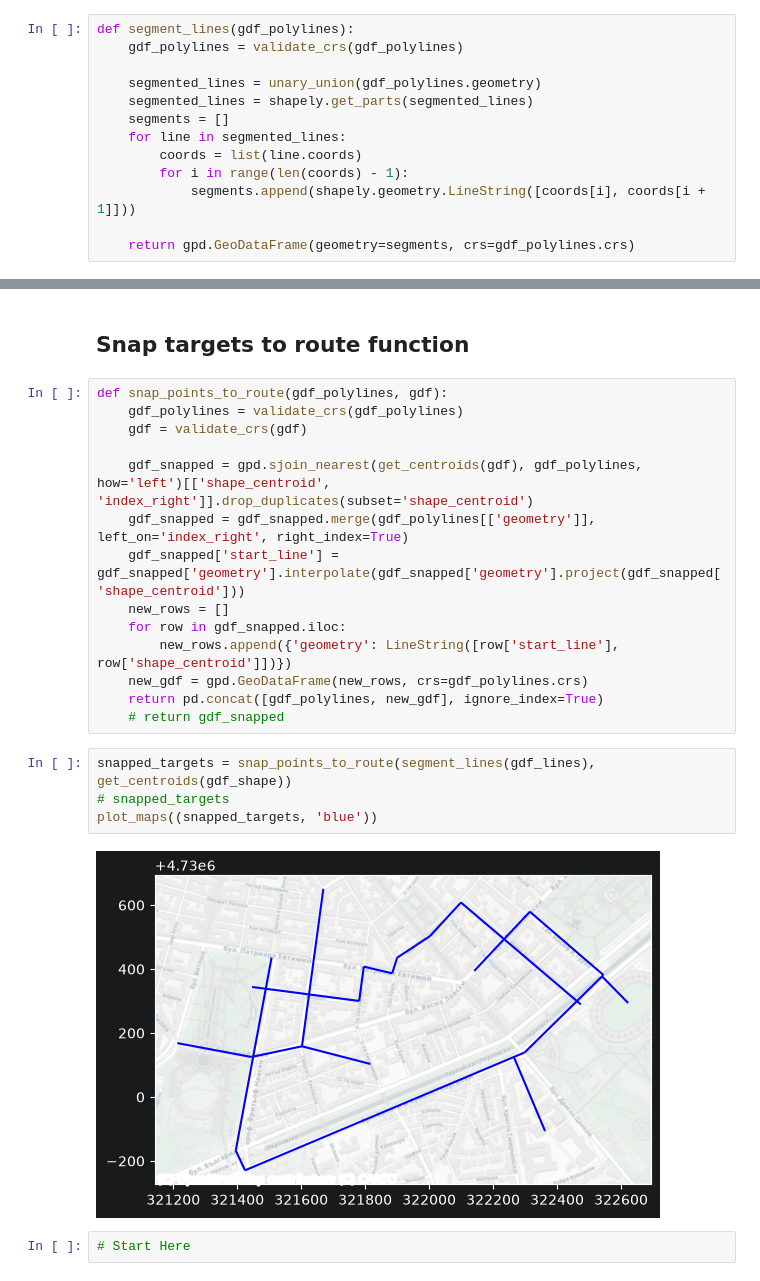
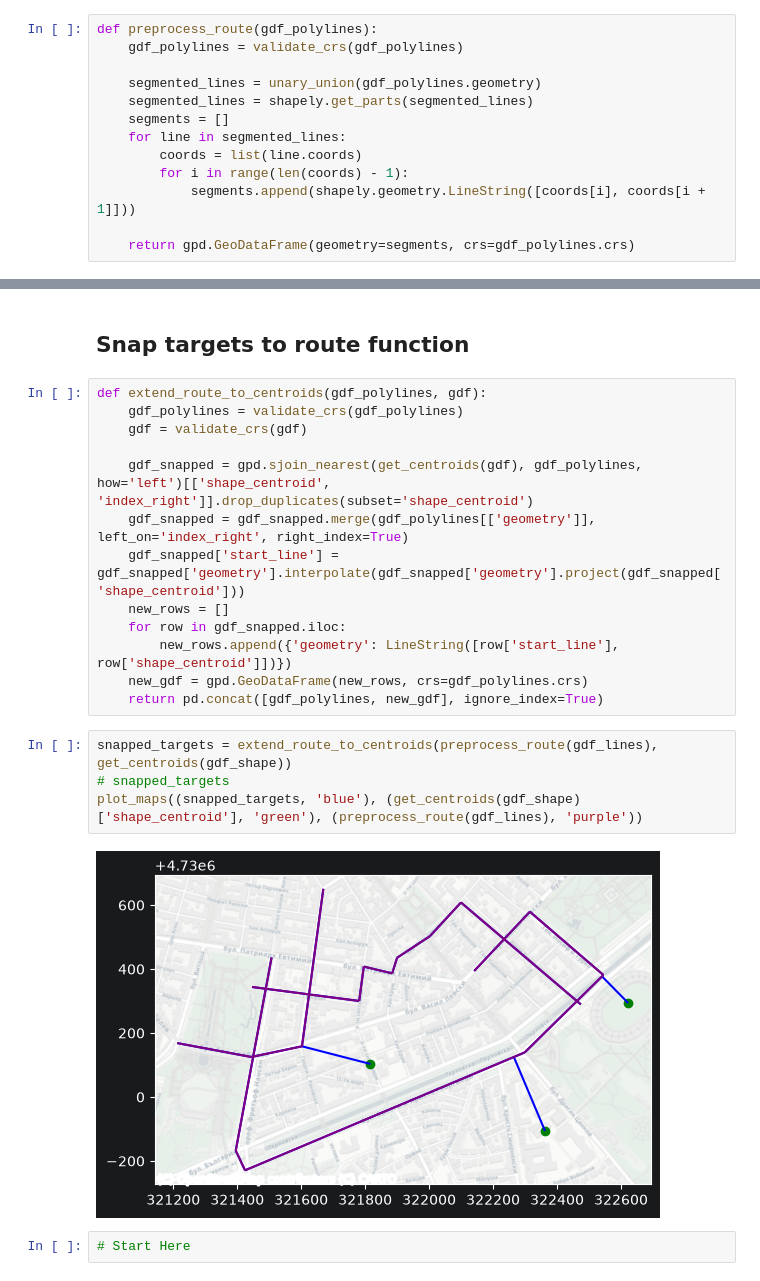
Before and after one commit to NikitaALSI/Izochrones, a Jupyter notebook: Development/Playground.ipynb, the cells around one changed output, grey strips where cells are left out. Drawn from its saved outputs; the diff is of its cells as text.

```diff
--- a/Development/Playground.ipynb
+++ b/Development/Playground.ipynb
@@ -47,7 +51,7 @@ get_centroids(gdf_shape)
 # %% [markdown]
 ## Segment function
 # %%
-def segment_lines(gdf_polylines):
+def preprocess_route(gdf_polylines):
     gdf_polylines = validate_crs(gdf_polylines)
 
     segmented_lines = unary_union(gdf_polylines.geometry)
@@ -67,7 +87,7 @@ shapely.geometry.linestring.LineString
 # %% [markdown]
 ## Snap targets to route function
 # %%
-def snap_points_to_route(gdf_polylines, gdf):
+def extend_route_to_centroids(gdf_polylines, gdf):
     gdf_polylines = validate_crs(gdf_polylines)
     gdf = validate_crs(gdf)
 
@@ -79,13 +99,12 @@ def snap_points_to_route(gdf_polylines, gdf):
         new_rows.append({'geometry': LineString([row['start_line'], row['shape_centroid']])})
     new_gdf = gpd.GeoDataFrame(new_rows, crs=gdf_polylines.crs)
     return pd.concat([gdf_polylines, new_gdf], ignore_index=True)
-    # return gdf_snapped
 # %%
-snapped_targets = snap_points_to_route(segment_lines(gdf_lines), get_centroids(gdf_shape))
+snapped_targets = extend_route_to_centroids(preprocess_route(gdf_lines), get_centroids(gdf_shape))
 # snapped_targets
-plot_maps((snapped_targets, 'blue'))
+plot_maps((snapped_targets, 'blue'), (get_centroids(gdf_shape)['shape_centroid'], 'green'), (preprocess_route(gdf_lines), 'purple'))
 # %% [output]
-[figure, old version]
+[figure, new version]
 # %%
 # Start Here
 # %% [markdown]
```
Also changed, not shown: parts of 13 cells of this notebook, 1 other file.
